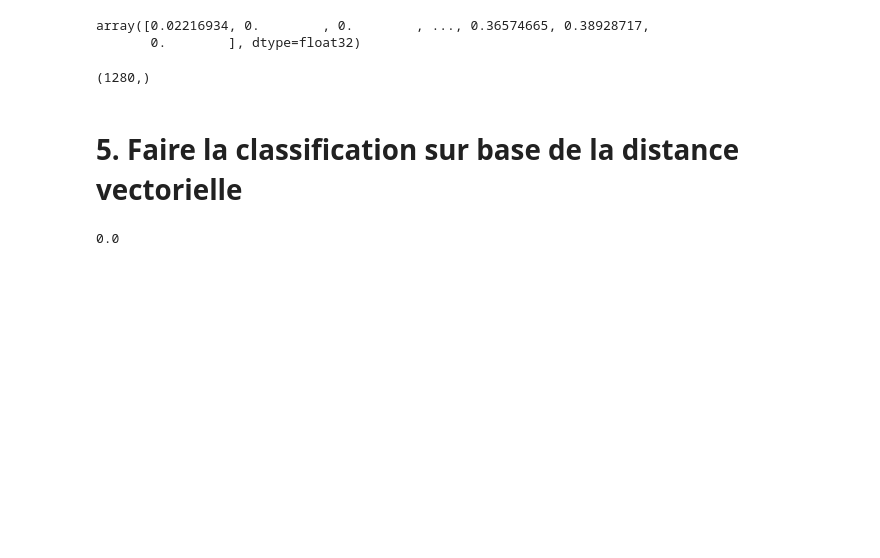
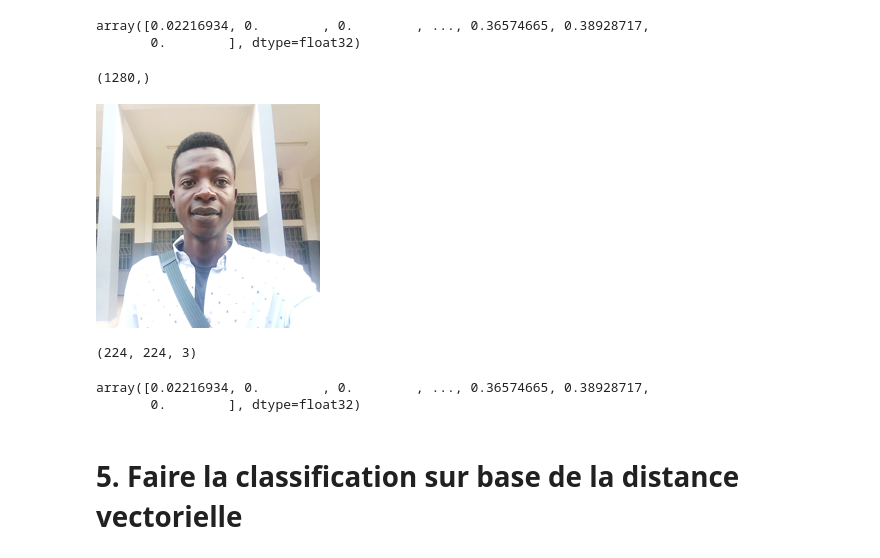
Before and after one commit to nathanbangwa243/Face-Tracker, a Jupyter notebook: Face-Tracker.ipynb, the cells around one changed output. Drawn from its saved outputs; the diff is of its cells as text; code cells hidden in the pictures; blank space fills up the shorter version.

```diff
--- a/Face-Tracker.ipynb
+++ b/Face-Tracker.ipynb
@@ -182,11 +192,23 @@ array([0.02216934, 0.        , 0.        , ..., 0.36574665, 0.38928717,
 compareImageVector.shape
 # %% [output]
 (1280,)
+# %%
+nathanBangwa244 = os.path.join(os.getcwd(), "images", "nathanBangwa244.jpg")
+CompareImage1 = Image.open(nathanBangwa244).resize((IMAGE_RES, IMAGE_RES))
+
+CompareImage1
+# %% [output]
+[figure, added]
+# %%
+CompareImage1 = np.array(CompareImage1)
+CompareImage1.shape
+# %% [output]
+(224, 224, 3)
+# %%
+compareImageVector1 = extractFeatureMap(model, CompareImage1)
+compareImageVector1
+# %% [output]
+array([0.02216934, 0.        , 0.        , ..., 0.36574665, 0.38928717,
+       0.        ], dtype=float32)
 # %% [markdown]
 # 5. Faire la classification sur base de la distance vectorielle
-# %%
-distance = np.linalg.norm(targetImageVector - compareImageVector)
-
-distance
-# %% [output]
-0.0
```
Also changed, not shown: parts of 9 cells of this notebook, 1 other file.
